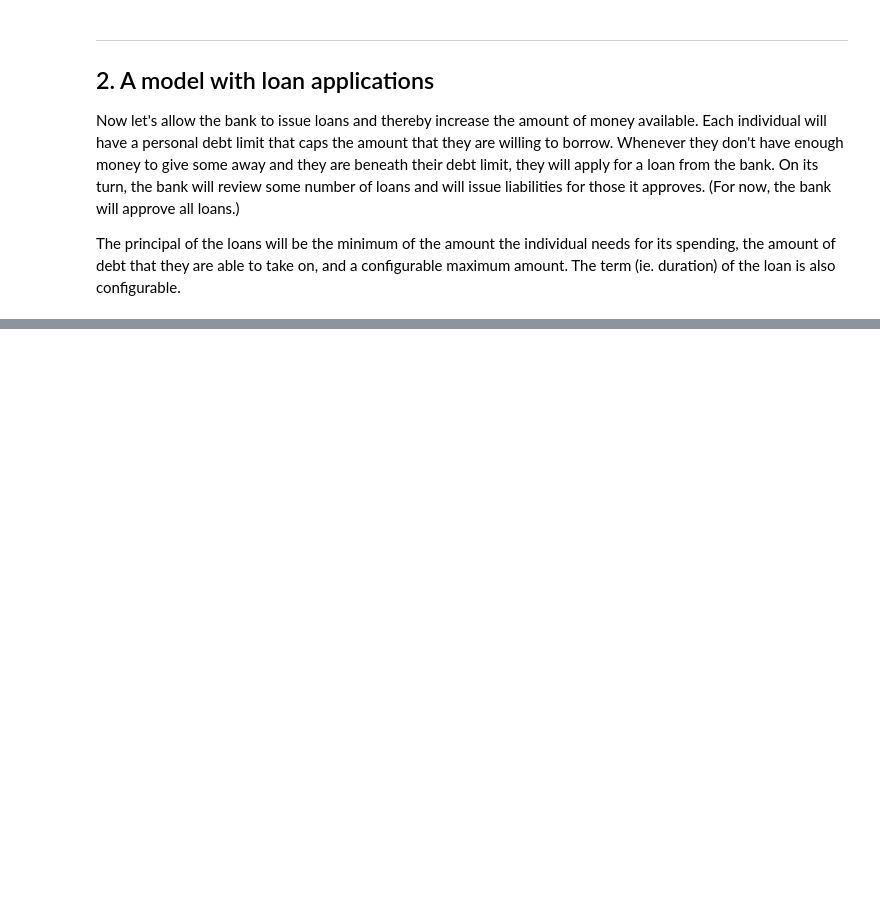
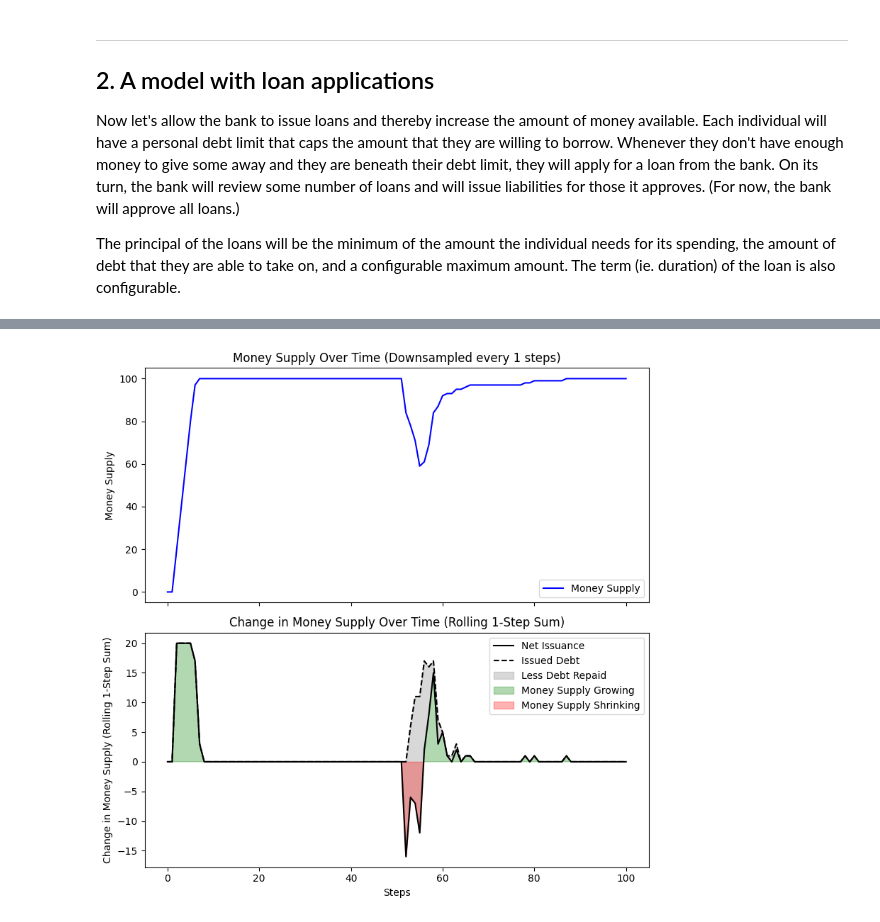
Before and after one commit to fillstaley/econolab, a Jupyter notebook: boltzmann-bank.ipynb, the cells around one changed output, grey strips where cells are left out. Drawn from its saved outputs; the diff is of its cells as text; code cells hidden in the pictures; blank space fills up the shorter version.

```diff
--- a/boltzmann-bank.ipynb
+++ b/boltzmann-bank.ipynb
@@ -223,0 +231,21 @@ plot_individual_data(loans_model)
+# %%
+loan_options = [
+    {
+        "term": 50,
+    },
+]
+
+multibank_model = BoltzmannBank(
+    num_individuals = 100,
+    num_banks=2,
+    borrowing_limit = 1,
+    loan_review_limit = 10,
+    loan_options=loan_options,
+)
+
+for _ in range(100):
+    multibank_model.step()
+# %%
+plot_money_supply(multibank_model)
+# %% [output]
+[figure, added]
```
Also changed, not shown: parts of 7 cells of this notebook, 4 other files.
